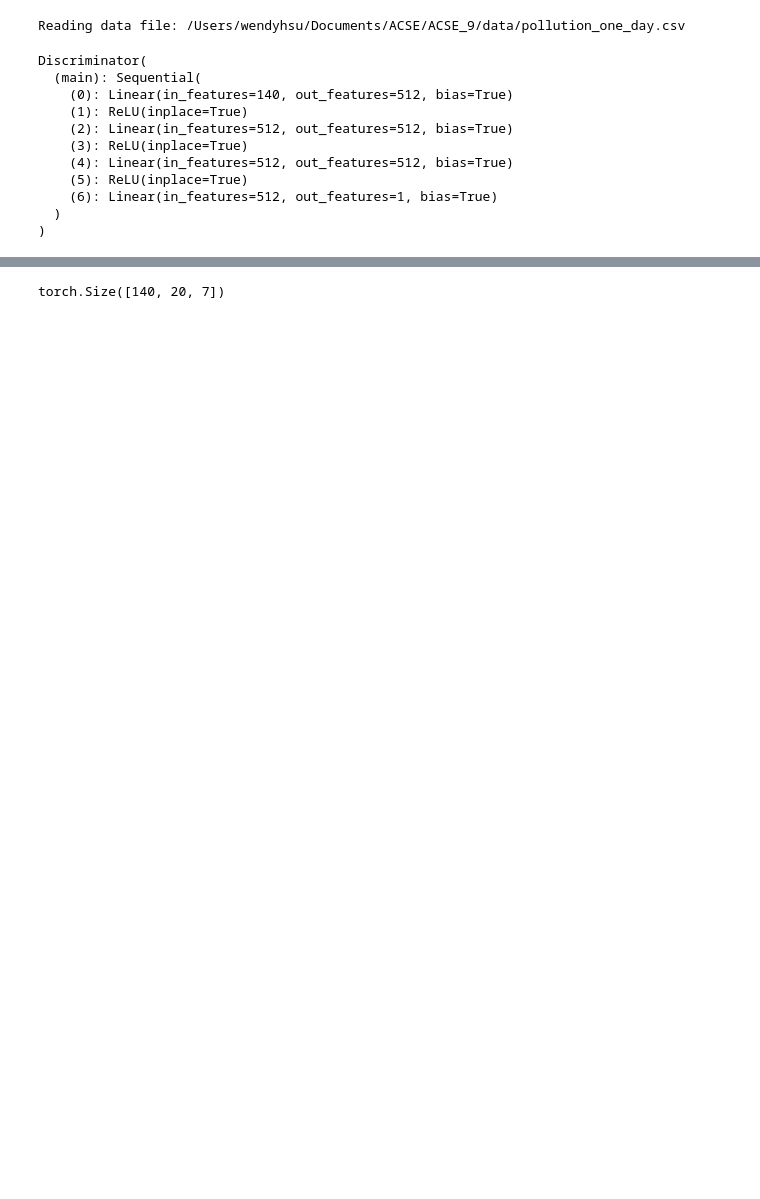
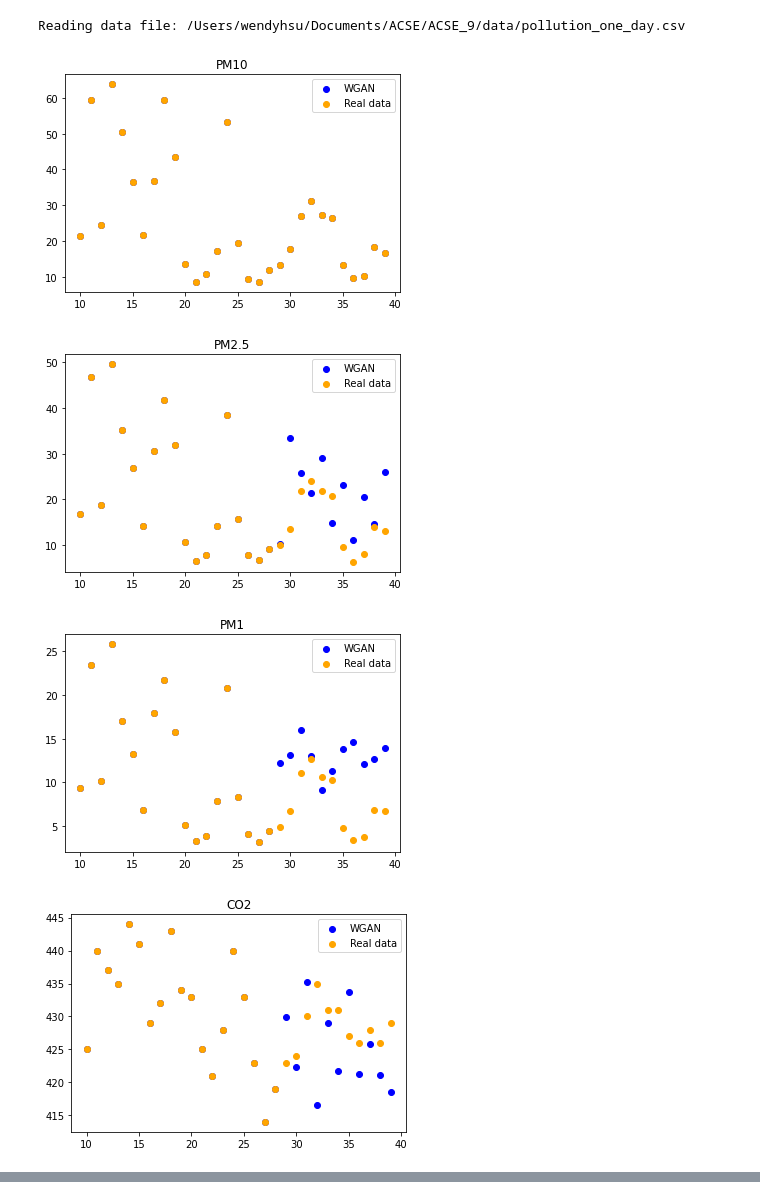
Before and after one commit to acse-wx319/gans-multimodal-learning, a Jupyter notebook: gan_pollution_example.ipynb, the cells around one changed output, grey strips where cells are left out. Drawn from its saved outputs; the diff is of its cells as text; code cells hidden in the pictures; blank space fills up the shorter version.

```diff
--- a/gan_pollution_example.ipynb
+++ b/gan_pollution_example.ipynb
@@ -10,8 +10,8 @@ gp = True
 sn = False
 
 # steps
-train = True
-eph = '29999' # if not in training mode, specify a epoch of model to load
+train = False
+eph = '2999' # if not in training mode, specify a epoch of model to load
 fixed_input = True
 
 # specifications
@@ -144,15 +144,13 @@ if train:
             ############################
             netG.zero_grad()
             if (batch+1)*BATCH_SIZE  <= X_train.shape[0]:
-                    # _data = next(data).float()
                     _data = X_train[batch*BATCH_SIZE:(batch+1)*BATCH_SIZE, :, :]
-            # _data = torch.Tensor(X_train[batch*BATCH_SIZE:(batch+1)*BATCH_SIZE, :, :])
-            # batch += 1
-            # _data = next(data).float()
-            # if use_cuda:
-            #     _data = _data.cuda()
+
+            if use_cuda:
+                _data = _data.cuda()
 
             noise = torch.randn(BATCH_SIZE, LATENT_DIM)
+
             if use_cuda:
                 noise = noise.cuda()
             fake = netG(noise)
@@ -211,20 +209,13 @@ else:
     netD.load_state_dict(torch.load(TMP_PATH + 'disc_model' + eph + '.pth'))
 # %%
 if fixed_input:
-    pred_out = predict_fixed_continuous(df, 0, 1400)
+    pred_out = predict_fixed_continuous(df, 0, 100, ntimes, nvars, netG, INPUT_DIM, LATENT_DIM, use_cuda)
     np.save(TMP_PATH + 'pred_out.npy', pred_out)
 
     end_index = pred_out.shape[0]
-    plot_predictions(df[:end_index, :], pred_out[:end_index, :], eph)
+    plot_time_predictions(df[:end_index, :], pred_out[:end_index, :], eph)
 # %% [output]
-Discriminator(
-  (main): Sequential(
-    (0): Linear(in_features=140, out_features=512, bias=True)
-    (1): ReLU(inplace=True)
-    (2): Linear(in_features=512, out_features=512, bias=True)
-    (3): ReLU(inplace=True)
-    (4): Linear(in_features=512, out_features=512, bias=True)
-    (5): ReLU(inplace=True)
-    (6): Linear(in_features=512, out_features=1, bias=True)
-  )
-)
+[figure, added]
+[figure, added]
+[figure, added]
+[figure, added]
@@ -231,4 +223,0 @@ Discriminator(
-# %%
-_data.shape
-# %% [output]
-torch.Size([140, 20, 7])
```
Also changed, not shown: parts of 1 cell of this notebook.
